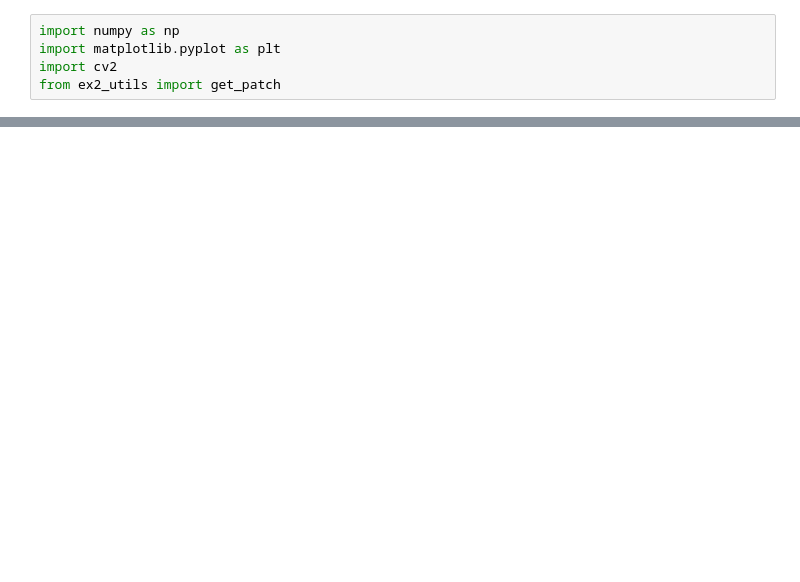
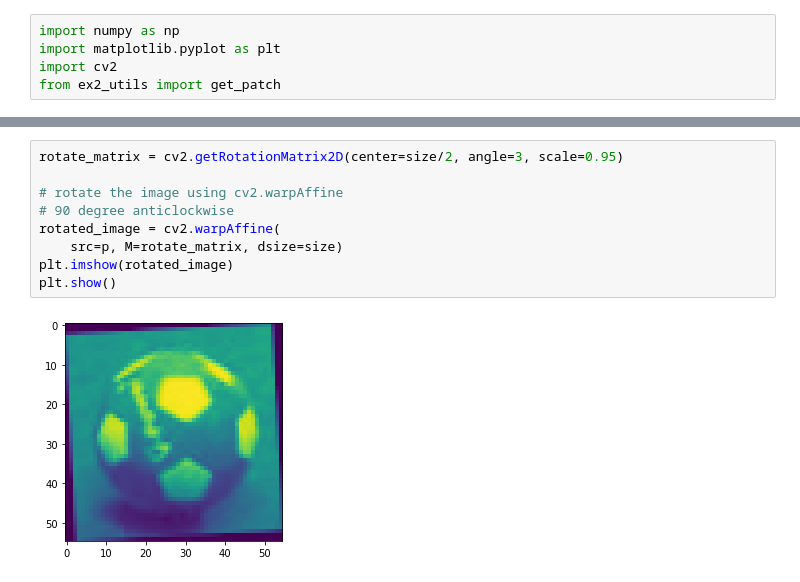
Before and after one commit to matemato/Advanced-computer-vision, a Jupyter notebook: Assignments/3/testingMOSSE.ipynb, the cells around one changed output, grey strips where cells are left out. Saved outputs shown, nothing was run; the diff lists cells and outputs as text; blank space fills up the shorter version.

```diff
--- a/Assignments/3/testingMOSSE.ipynb
+++ b/Assignments/3/testingMOSSE.ipynb
@@ -16,0 +16,11 @@ plt.show()
+# %%
+rotate_matrix = cv2.getRotationMatrix2D(center=size/2, angle=3, scale=0.95)
+
+# rotate the image using cv2.warpAffine
+# 90 degree anticlockwise
+rotated_image = cv2.warpAffine(
+    src=p, M=rotate_matrix, dsize=size)
+plt.imshow(rotated_image)
+plt.show()
+# %% [output]
+[figure, added]
```
Also changed, not shown: parts of 5 cells of this notebook, 3 other files.
